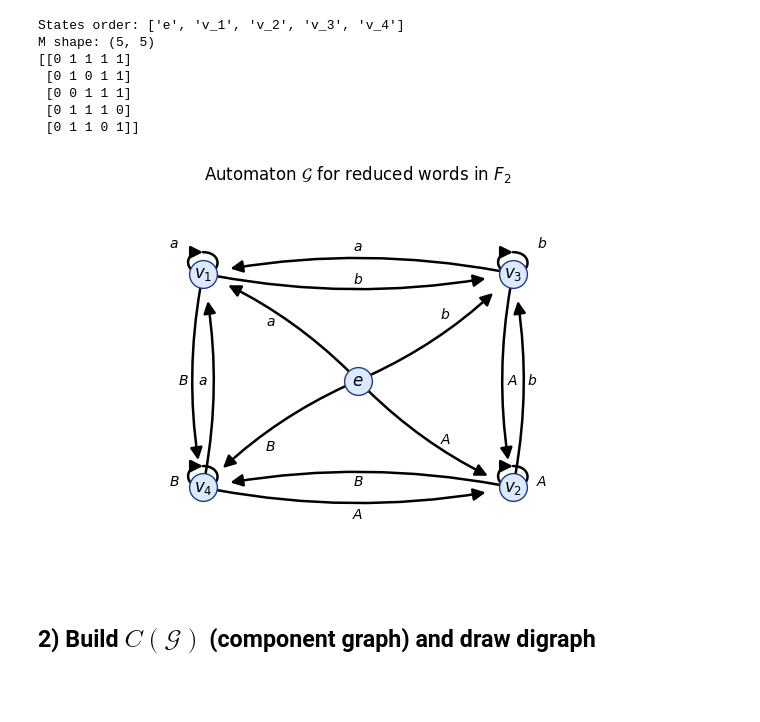
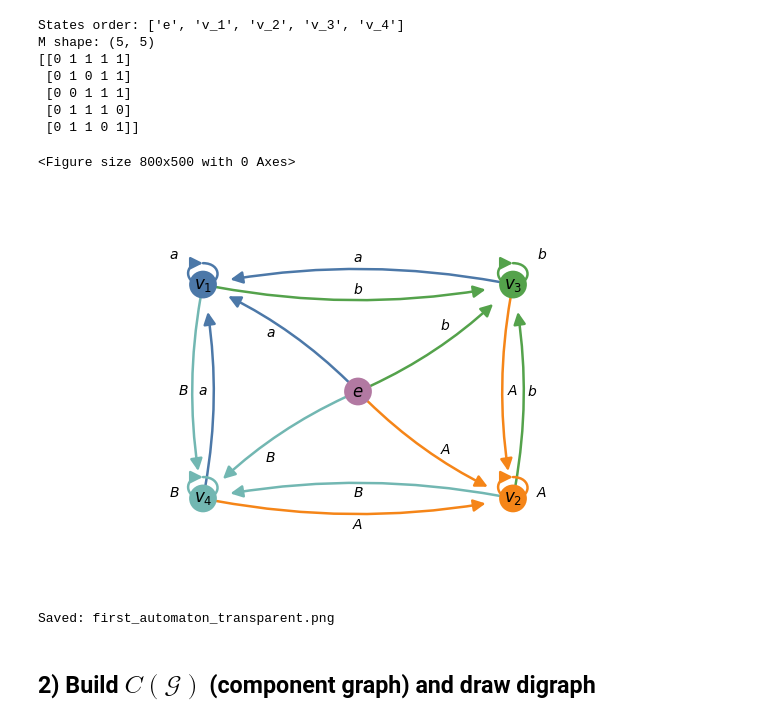
Before and after one commit to DothWalrus/automaton_of_F_2, a Jupyter notebook: automatic_structure_F2/automatic_structure_F2.ipynb, the cells around one changed output. Saved outputs shown, nothing was run; the diff lists cells and outputs as text; code cells hidden in the pictures; blank space fills up the shorter version.

```diff
--- a/automatic_structure_F2/automatic_structure_F2.ipynb
+++ b/automatic_structure_F2/automatic_structure_F2.ipynb
@@ -77,24 +77,63 @@ pos = {
 }
 
 # --- Block 2: Draw automaton and generator labels ---
-plt.figure()
-nx.draw_networkx_nodes(G, pos, node_color='#dbeafe', edgecolors='#1e3a8a', node_size=400)
+# Palette sampled from the hand-drawn reference image.
+palette = {
+    'bg': '#ffffff',
+    'blue': '#4c78a8',
+    'orange': '#f58518',
+    'green': '#54a24b',
+    'teal': '#72b7b2',
+    'purple': '#b279a2',
+    'pink': '#ff9da6',
+    'brown': '#9d755d',
+    'gray': '#bab0ac',
+    'peach': '#ecae8b',
+}
+generator_palette = {
+    'a': palette['blue'],
+    'A': palette['orange'],
+    'b': palette['green'],
+    'B': palette['teal'],
+}
+node_palette = {
+    'e': palette['purple'],
+    'v_1': palette['blue'],
+    'v_2': palette['orange'],
+    'v_3': palette['green'],
+    'v_4': palette['teal'],
+}
+
+plt.figure(facecolor=palette['bg'])
+plt.gca().set_facecolor(palette['bg'])
+nx.draw_networkx_nodes(
+    G, pos,
+    nodelist=states,
+    node_color=[node_palette[s] for s in states],
+    edgecolors=palette['brown'],
+    linewidths=0,
+    node_size=400,
+)
 node_labels = {'e': r'$e$', 'v_1': r'$v_1$', 'v_2': r'$v_2$', 'v_3': r'$v_3$', 'v_4': r'$v_4$'}
 nx.draw_networkx_labels(G, pos, labels=node_labels, font_weight='bold')
 # Draw non-loop edges and self-loops separately.
 non_loop_edges = [(u, v) for (u, v) in G.edges() if u != v]
 loop_edges = [(u, v) for (u, v) in G.edges() if u == v]
 
+non_loop_colors = [generator_palette[G[u][v]['label']] for (u, v) in non_loop_edges]
 nx.draw_networkx_edges(
     G, pos, edgelist=non_loop_edges,
+    edge_color=non_loop_colors,
     arrows=True, arrowstyle='-|>', arrowsize=18, width=1.8,
     min_source_margin=10, min_target_margin=20,
     connectionstyle='arc3,rad=0.10'
 )
 
 # Longer self-loops.
+loop_colors = [generator_palette[G[u][v]['label']] for (u, v) in loop_edges]
 nx.draw_networkx_edges(
     G, pos, edgelist=loop_edges,
+    edge_color=loop_colors,
     arrows=True, arrowstyle='-|>', arrowsize=18, width=1.8,
     min_source_margin=10, min_target_margin=20,
     connectionstyle='arc3,rad=0.70'
@@ -107,35 +146,48 @@ manual_edge_labels = {
     ('e', 'v_2'): (2.45, -0.55, r'$A$'),
     ('e', 'v_3'): (2.45, 0.62, r'$b$'),
     ('e', 'v_4'): (1.55, -0.62, r'$B$'),
 
     ('v_1', 'v_1'): (1.05, 1.28, r'$a$'),
     ('v_1', 'v_3'): (2.00, 0.95, r'$b$'),
     ('v_1', 'v_4'): (1.1, 0.00, r'$B$'),
 
     ('v_2', 'v_2'): (2.95, -0.95, r'$A$'),
     ('v_2', 'v_3'): (2.90, 0.00, r'$b$'),
     ('v_2', 'v_4'): (2.00, -0.95, r'$B$'),
 
     ('v_3', 'v_1'): (2.00, 1.25, r'$a$'),
     ('v_3', 'v_2'): (2.8, -0.00, r'$A$'),
     ('v_3', 'v_3'): (2.95, 1.28, r'$b$'),
 
     ('v_4', 'v_1'): (1.2, 0.00, r'$a$'),
     ('v_4', 'v_2'): (2.00, -1.25, r'$A$'),
     ('v_4', 'v_4'): (1.05, -0.95, r'$B$'),
 }
 
 for (u, v), (x, y, lbl) in manual_edge_labels.items():
     if G.has_edge(u, v):
         plt.text(x, y, lbl, fontsize=10, ha='center', va='center')
 
-plt.title(r'Automaton $\mathcal{G}$ for reduced words in $F_2$')
+# plt.title(r'Automaton $\mathcal{G}$ for reduced words in $F_2$', color=palette['brown'])
 plt.xlim(0.4, 3.6)
 plt.ylim(-1.8, 1.8)
 plt.axis('off')
+fig_first_automaton = plt.gcf()
 plt.show()
 # %% [output]
+<Figure size 800x500 with 0 Axes>
-[figure, old version]
+[figure, new version]
+# %%
+# Export the first automaton figure with transparent background.
+fig = globals().get('fig_first_automaton', None)
+if fig is not None and fig.axes:
+    out_path = "first_automaton_transparent.png"
+    fig.savefig(out_path, dpi=300, transparent=True, bbox_inches="tight", pad_inches=0.05)
+    print(f"Saved: {out_path}")
+else:
+    print("No active figure found. Run the first automaton plot cell immediately above, then run this cell.")
+# %% [output]
+Saved: first_automaton_transparent.png
 # %% [markdown]
 ## 2) Build $C(\mathcal G)$ (component graph) and draw digraph
 # %%
```
Also changed, not shown: parts of 8 cells of this notebook.
